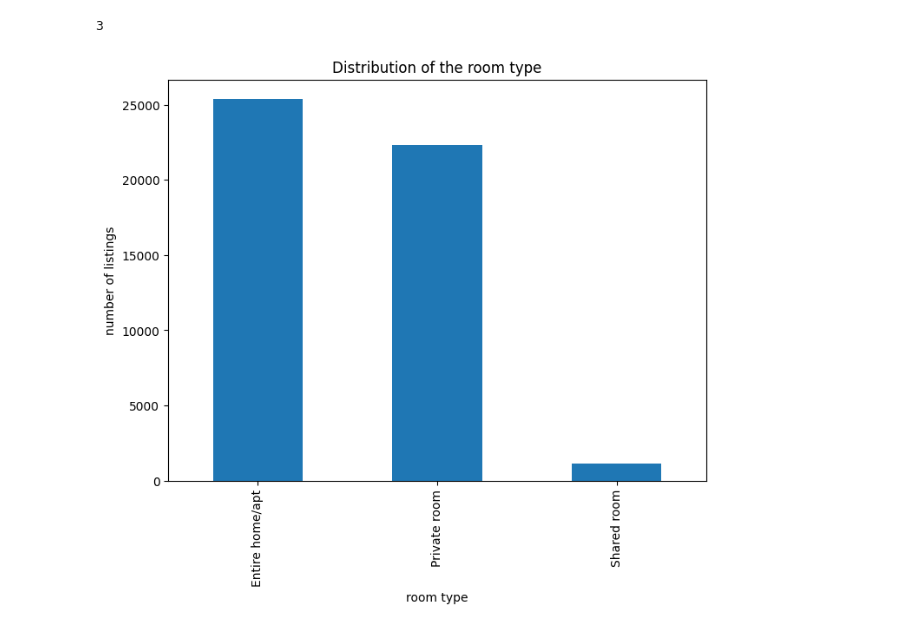
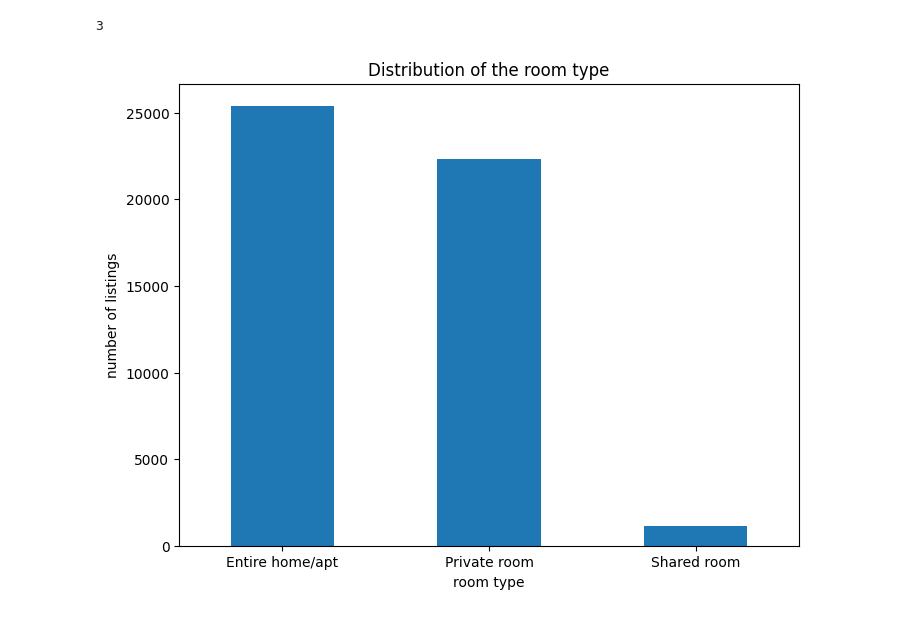
Before and after one commit to ayushpalse01012023-byte/staywise-ai-airbnb-price-prediction, a Jupyter notebook: model.ipynb, the cells around one changed output. Cells and saved outputs as stored; diff of their text form; code cells hidden in the pictures.

```diff
--- a/model.ipynb
+++ b/model.ipynb
@@ -142,9 +142,10 @@ df["room_type"].nunique()
 # %%
 plt.figure(figsize=(8,6))
 df["room_type"].value_counts().plot(kind="bar")
 plt.title("Distribution of the room type")
 plt.xlabel("room type")
 plt.ylabel("number of listings")
+plt.xticks(rotation=0)
 plt.show()
 # %% [output]
-[figure, old version]
+[figure, new version]
```
